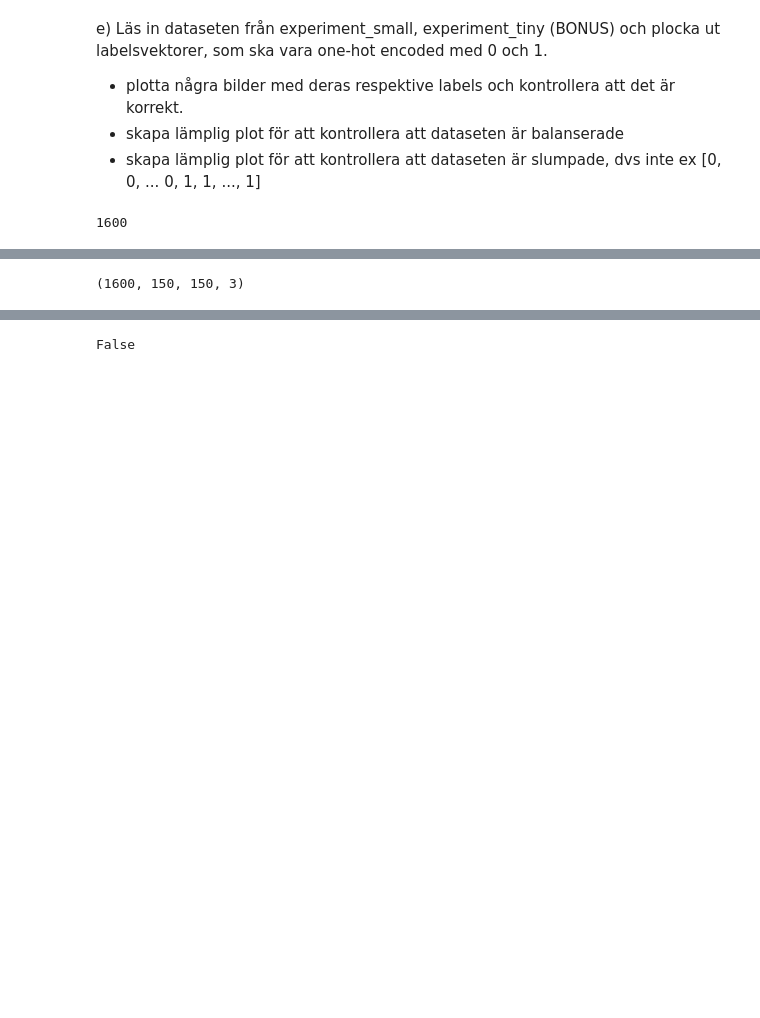
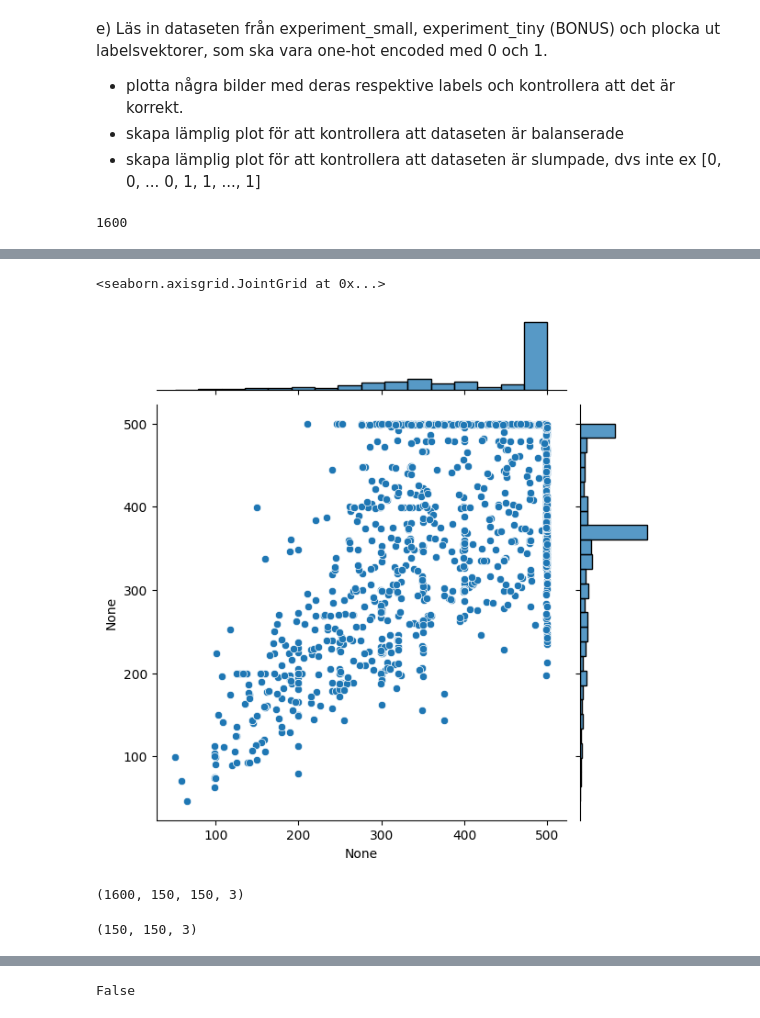
Before and after one commit to ArthurLopez1/AI-Arthur-Lopez-OPA23, a Jupyter notebook: lab_2/lab2.ipynb, the cells around one changed output, grey strips where cells are left out. Cells and saved outputs as stored; diff of their text form; code cells hidden in the pictures; blank space fills up the shorter version.

```diff
--- a/lab_2/lab2.ipynb
+++ b/lab_2/lab2.ipynb
@@ -169,10 +170,8 @@ e) Läs in dataseten från experiment_small, experiment_tiny (BONUS) och plocka
 # %%
 datapath = Path().absolute().parent / "lab_2/experiment_small_data" / "train"
 
-train_filenames = [str(path) for path in datapath.glob("*.jpg")]
+train_images = [plt.imread(path) for path in datapath.glob("*.jpg")]
 
-random.shuffle(train_filenames)
-
-len(train_filenames)
+len(train_images)
 # %% [output]
 1600
@@ -186,0 +193,4 @@ train_filenames[:5]
+# %%
+heights = [image.shape[0] for image in train_images]
+widths = [image.shape[1] for image in train_images]
+heights
@@ -187,3 +235,10 @@ train_filenames[:5]
+# %%
+import seaborn as sns
+
+sns.jointplot(x=widths, y=heights)
+# %% [output]
+<seaborn.axisgrid.JointGrid at 0x...>
+[figure, added]
 # %%
 def load_images_and_labels(train_filenames, target_size=(150, 150)):
     images = []
@@ -214,6 +269,10 @@ train_images, train_labels = load_images_and_labels(train_filenames)
 train_images.shape
 # %% [output]
 (1600, 150, 150, 3)
+# %%
+train_images[0].shape
+# %% [output]
+(150, 150, 3)
 # %%
 train_labels
 # %% [output]
```
Also changed, not shown: parts of 18 cells of this notebook.
